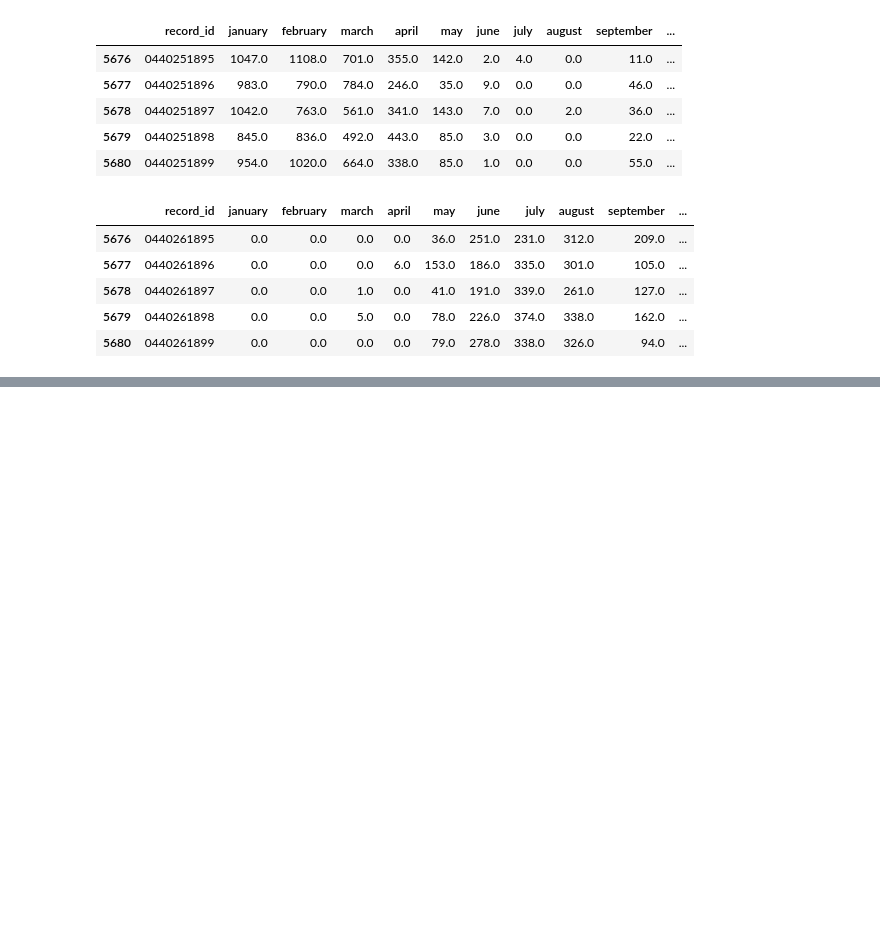
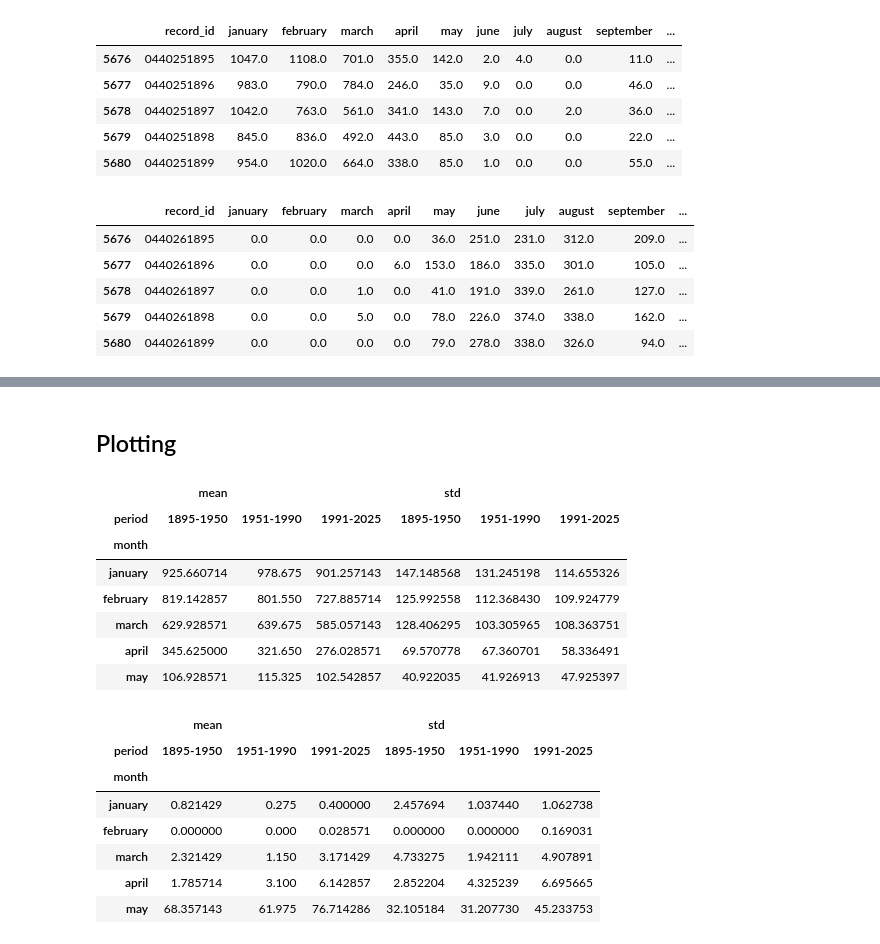
Before and after one commit to om-shhh/vcc-energy-assistance, a Jupyter notebook: analysis/analysis.ipynb, the cells around one changed output, grey strips where cells are left out. Cells and saved outputs as stored; diff of their text form; code cells hidden in the pictures; blank space fills up the shorter version.

```diff
--- a/analysis/analysis.ipynb
+++ b/analysis/analysis.ipynb
@@ -115,0 +147,21 @@ LIHEAP was established shortly after the 1970s oil crisis to primarily help resi
+# %%
+# Reshape the CDD dataframe and aggregate statistics
+cdd_long = va_cdd_df.melt(
+    id_vars=["area_code", "year"],
+    value_vars=months,
+    var_name="month",
+    value_name="cdd",
+)
+
+cdd_long["period"] = pd.cut(cdd_long["year"], bins=bins, labels=labels)
+
+cdd_long["month"] = pd.Categorical(cdd_long["month"], categories=months, ordered=True)
+
+cdd_stats = (
+    cdd_long.dropna(subset=["period"])
+    .groupby(["area_code", "period", "month"], observed=True)["cdd"]
+    .agg(["mean", "std", "min", "max"])
+    .reset_index()
+)
+
+cdd_stats.head()
@@ -115,0 +175,26 @@ LIHEAP was established shortly after the 1970s oil crisis to primarily help resi
+# %% [markdown]
+## Plotting
+# %%
+import matplotlib.pyplot as plt
+
+hdd_mean = hdd_stats.pivot(index="month", columns="period",values=["mean","std"])
+cdd_mean = cdd_stats.pivot(index="month",columns="period",values= ["mean","std"])
+display(hdd_mean.head())
+display(cdd_mean.head())
+# %% [output]
+|  | mean |  |  | std |  |  |
+| period | 1895-1950 | 1951-1990 | 1991-2025 | 1895-1950 | 1951-1990 | 1991-2025 |
+| month |  |  |  |  |  |  |
+| january | 925.660714 | 978.675 | 901.257143 | 147.148568 | 131.245198 | 114.655326 |
+| february | 819.142857 | 801.550 | 727.885714 | 125.992558 | 112.368430 | 109.924779 |
+| march | 629.928571 | 639.675 | 585.057143 | 128.406295 | 103.305965 | 108.363751 |
+| april | 345.625000 | 321.650 | 276.028571 | 69.570778 | 67.360701 | 58.336491 |
+| may | 106.928571 | 115.325 | 102.542857 | 40.922035 | 41.926913 | 47.925397 |
+|  | mean |  |  | std |  |  |
+| period | 1895-1950 | 1951-1990 | 1991-2025 | 1895-1950 | 1951-1990 | 1991-2025 |
+| month |  |  |  |  |  |  |
+| january | 0.821429 | 0.275 | 0.400000 | 2.457694 | 1.037440 | 1.062738 |
+| february | 0.000000 | 0.000 | 0.028571 | 0.000000 | 0.000000 | 0.169031 |
+| march | 2.321429 | 1.150 | 3.171429 | 4.733275 | 1.942111 | 4.907891 |
+| april | 1.785714 | 3.100 | 6.142857 | 2.852204 | 4.325239 | 6.695665 |
+| may | 68.357143 | 61.975 | 76.714286 | 32.105184 | 31.207730 | 45.233753 |
```
Also changed, not shown: parts of 8 cells of this notebook, 2 other files.
